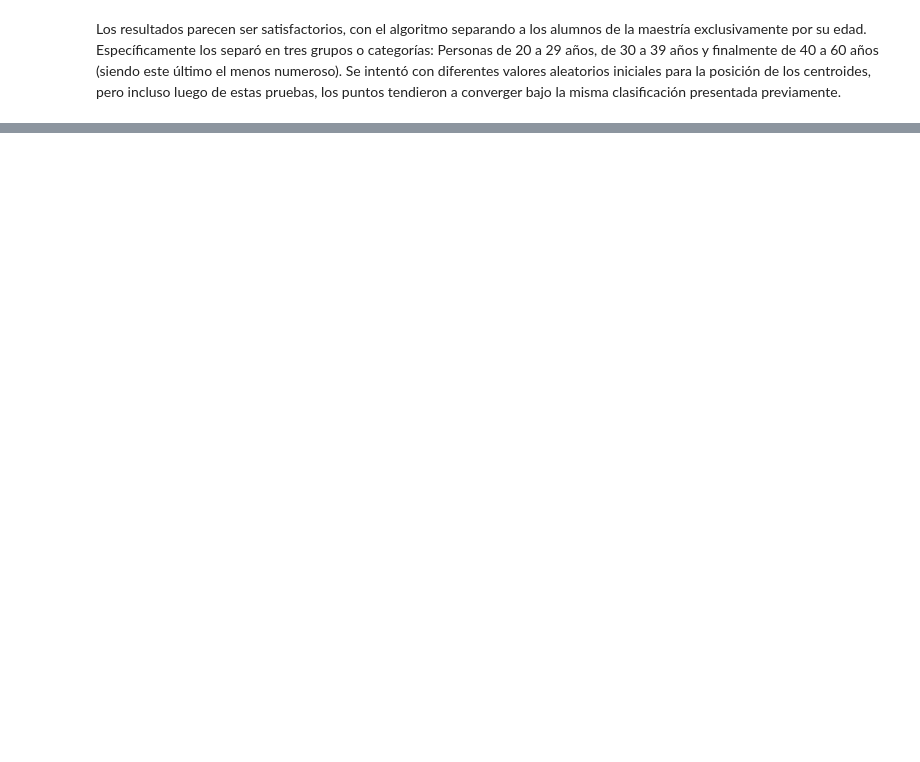
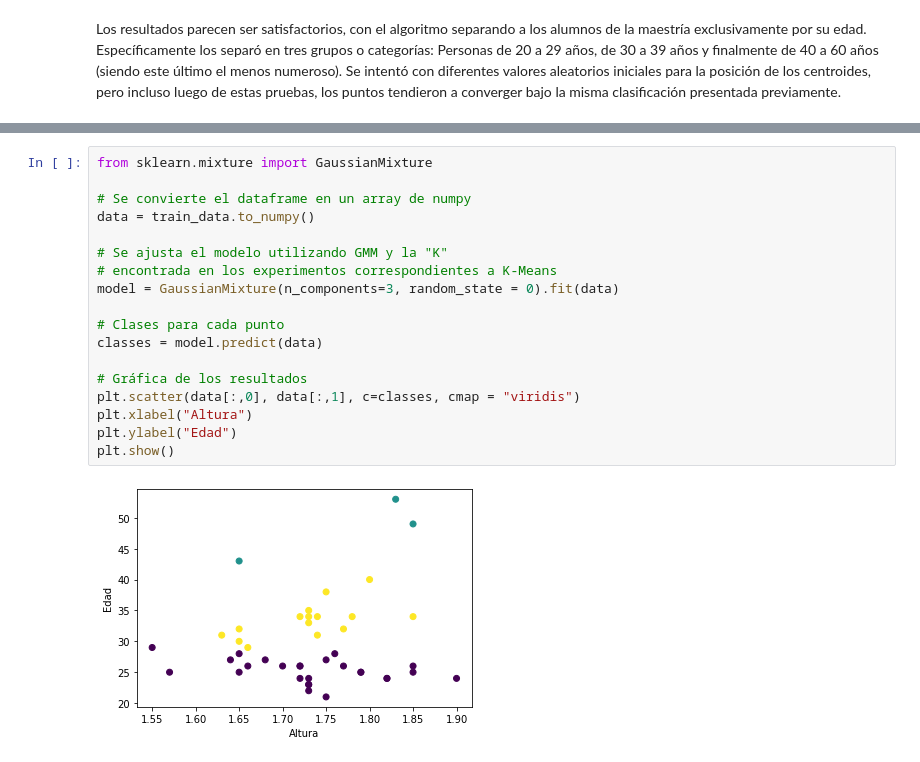
Before and after one commit to eddysanoli-galileo/Statistical-Learning-II, a Jupyter notebook: Tareas/Práctica 1/Práctica 1 - KMeans y GMM.ipynb, the cells around one changed output, grey strips where cells are left out. Drawn from its saved outputs; the diff is of its cells as text; blank space fills up the shorter version.

```diff
--- a/Tareas/Práctica 1/Práctica 1 - KMeans y GMM.ipynb
+++ b/Tareas/Práctica 1/Práctica 1 - KMeans y GMM.ipynb
@@ -198,0 +201,20 @@ Los resultados parecen ser satisfactorios, con el algoritmo separando a los alum
+# %%
+from sklearn.mixture import GaussianMixture
+
+# Se convierte el dataframe en un array de numpy
+data = train_data.to_numpy()
+
+# Se ajusta el modelo utilizando GMM y la "K"
+# encontrada en los experimentos correspondientes a K-Means
+model = GaussianMixture(n_components=3, random_state = 0).fit(data)
+
+# Clases para cada punto
+classes = model.predict(data)
+
+# Gráfica de los resultados
+plt.scatter(data[:,0], data[:,1], c=classes, cmap = "viridis")
+plt.xlabel("Altura")
+plt.ylabel("Edad")
+plt.show()
+# %% [output]
+[figure, added]
```
Also changed, not shown: parts of 10 cells of this notebook, 1 other file.
